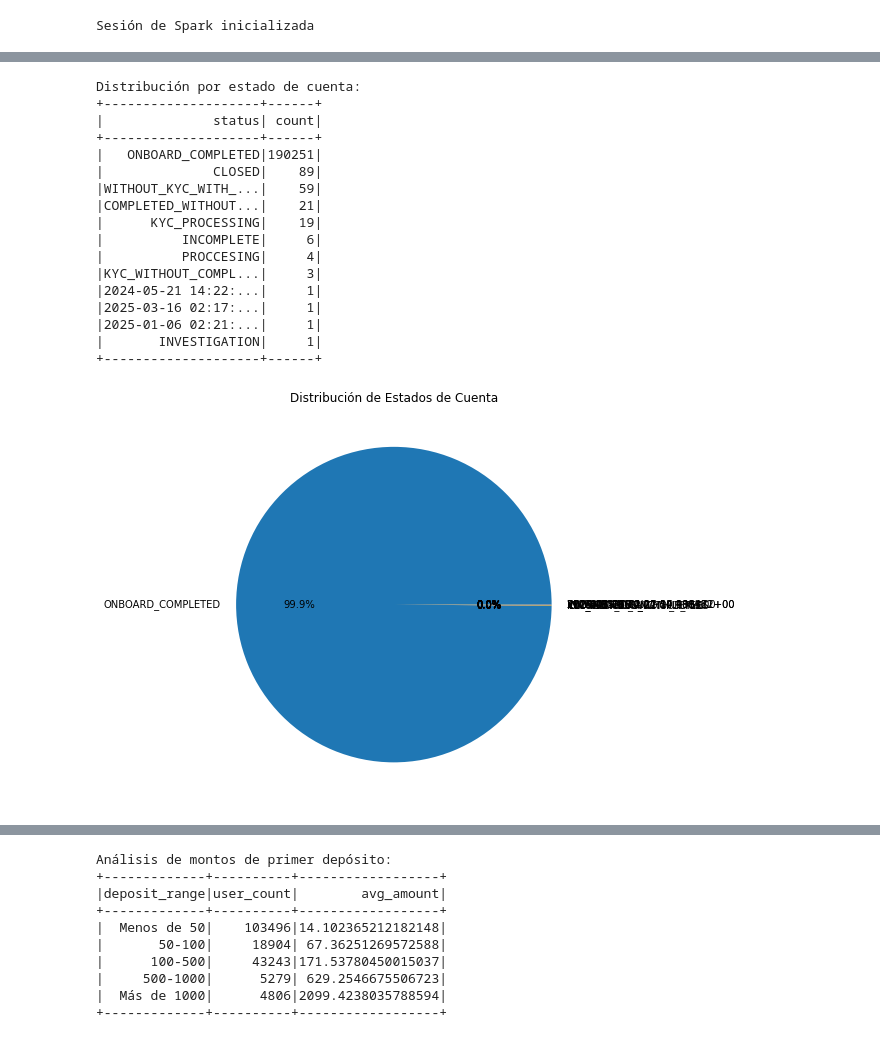
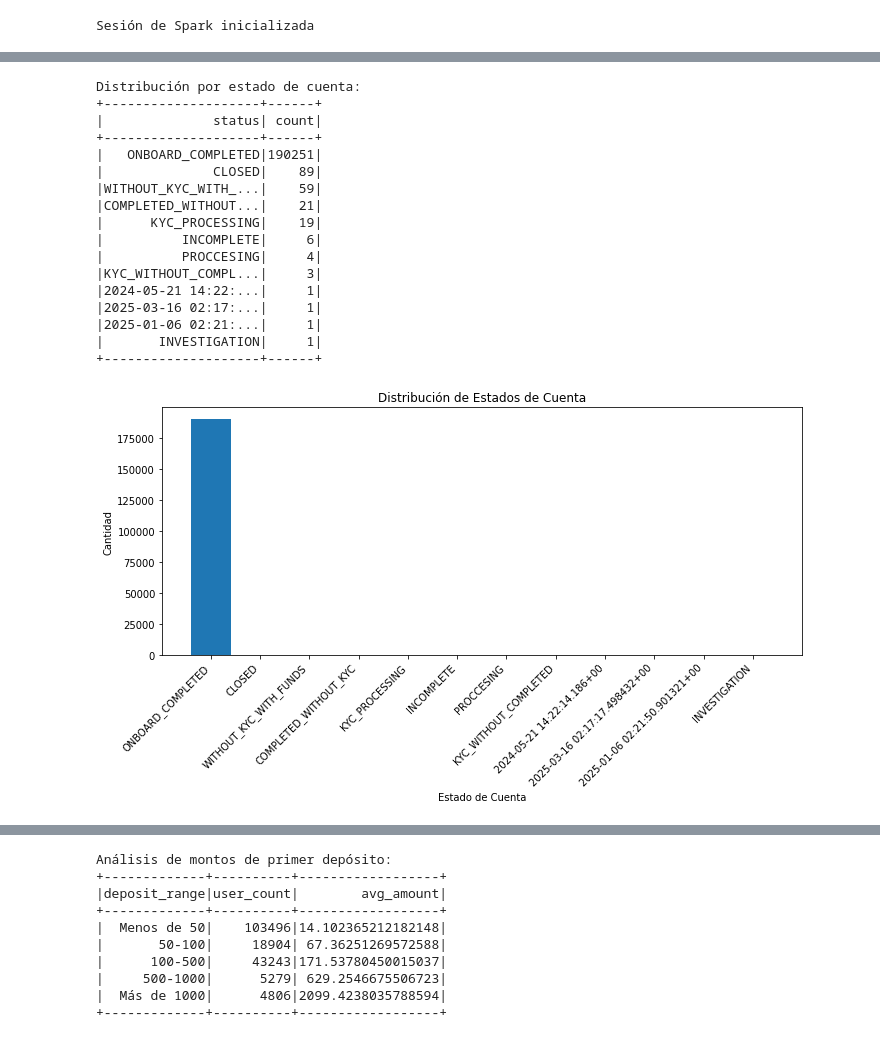
Before and after one commit to nasparria/spark_demo, a Jupyter notebook: notebooks/Demo-customer-balancejson.ipynb, the cells around one changed output, grey strips where cells are left out. Saved outputs shown, nothing was run; the diff lists cells and outputs as text; code cells hidden in the pictures.

```diff
--- a/notebooks/Demo-customer-balancejson.ipynb
+++ b/notebooks/Demo-customer-balancejson.ipynb
@@ -25,7 +23,19 @@ print("Sesión de Spark inicializada")
 # %% [output]
 Sesión de Spark inicializada
 # %%
-file_path = os.path.join(os.path.dirname(os.path.abspath(__file__)), "..", "data", "customer.csv")
+import os
+from pyspark.sql import SparkSession
+
+spark = SparkSession.builder.appName("CustomerData").getOrCreate()
+
+current_dir = os.getcwd()
+file_path = os.path.abspath(os.path.join(current_dir, "..", "data", "customer.csv"))
+
+print("File path:", file_path)
+
+if not os.path.exists(file_path):
+    raise FileNotFoundError(f"The file does not exist at {file_path}")
+
 df = spark.read \
     .option("header", "true") \
     .option("inferSchema", "true") \
@@ -36,7 +46,6 @@ df.createOrReplaceTempView("customers")
 print(f"Número total de registros: {df.count()}")
 print("\nEsquema del DataFrame:")
 df.printSchema()
-
 print("\nPrimeros 5 registros:")
 df.show(5, truncate=False)
 # %% [output]
@@ -99,6 +107,8 @@ Distribución de usuarios por país (incluyendo nulos):
 only showing top 10 rows
 [figure]
 # %%
+import matplotlib.pyplot as plt
+
 status_distribution = spark.sql("""
     SELECT
         status,
@@ -106,36 +116,40 @@ status_distribution = spark.sql("""
     FROM customers
     GROUP BY status
     ORDER BY count DESC
 """)
 
 print("Distribución por estado de cuenta:")
 status_distribution.show()
 
 status_pd = status_distribution.toPandas()
+
 plt.figure(figsize=(10, 6))
-plt.pie(status_pd['count'], labels=status_pd['status'], autopct='%1.1f%%')
-plt.title('Distribución de Estados de Cuenta')
+plt.bar(status_pd['status'], status_pd['count'])
+plt.xlabel("Estado de Cuenta")
+plt.ylabel("Cantidad")
+plt.title("Distribución de Estados de Cuenta")
+plt.xticks(rotation=45, ha='right')
 plt.tight_layout()
 plt.show()
 # %% [output]
 Distribución por estado de cuenta:
 +--------------------+------+
 |              status| count|
 +--------------------+------+
 |   ONBOARD_COMPLETED|190251|
 |              CLOSED|    89|
 |WITHOUT_KYC_WITH_...|    59|
 |COMPLETED_WITHOUT...|    21|
 |      KYC_PROCESSING|    19|
 |          INCOMPLETE|     6|
 |          PROCCESING|     4|
 |KYC_WITHOUT_COMPL...|     3|
 |2024-05-21 14:22:...|     1|
 |2025-03-16 02:17:...|     1|
 |2025-01-06 02:21:...|     1|
 |       INVESTIGATION|     1|
 +--------------------+------+
-[figure, old version]
+[figure, new version]
 # %%
 deposit_by_time = spark.sql("""
     SELECT
```
Also changed, not shown: parts of 6 cells of this notebook, 1 other file.
